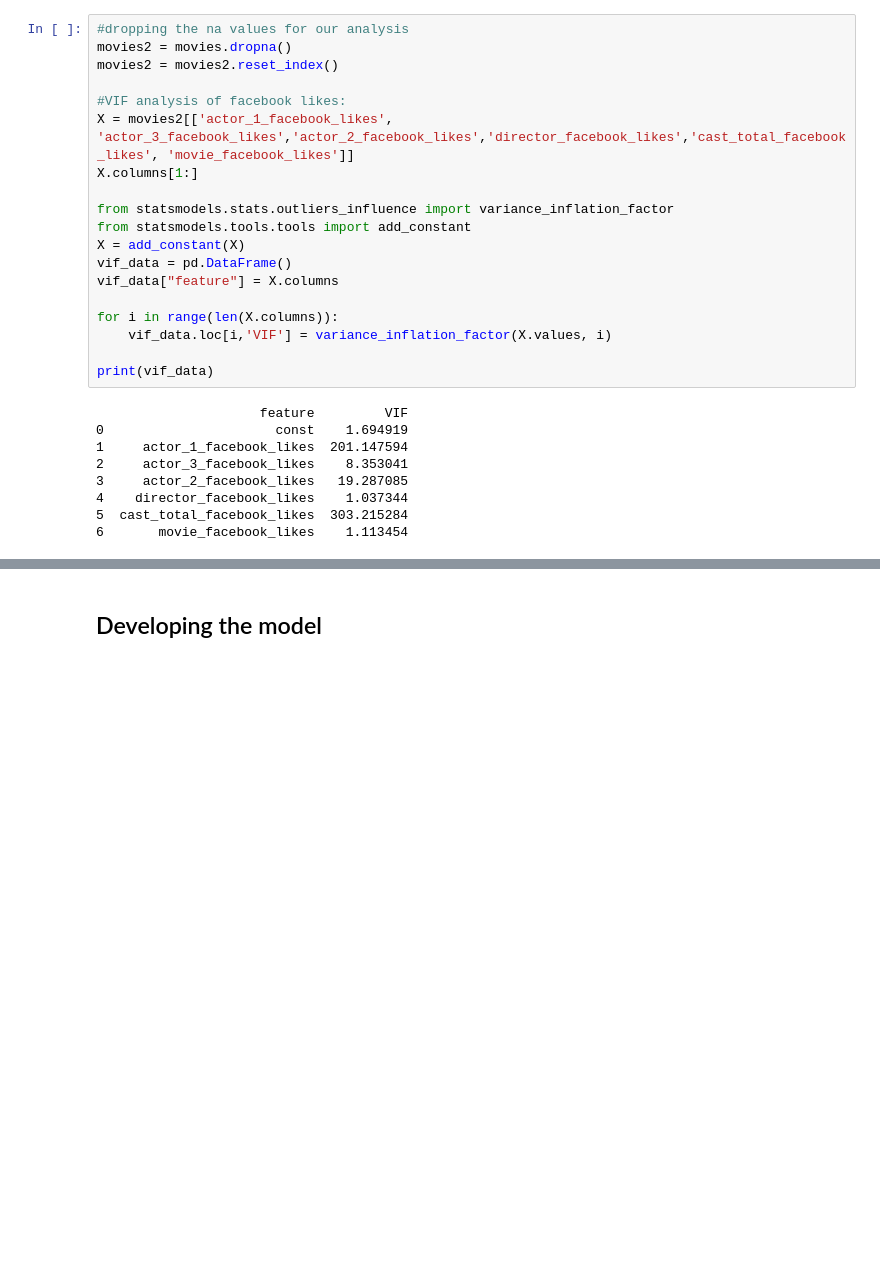
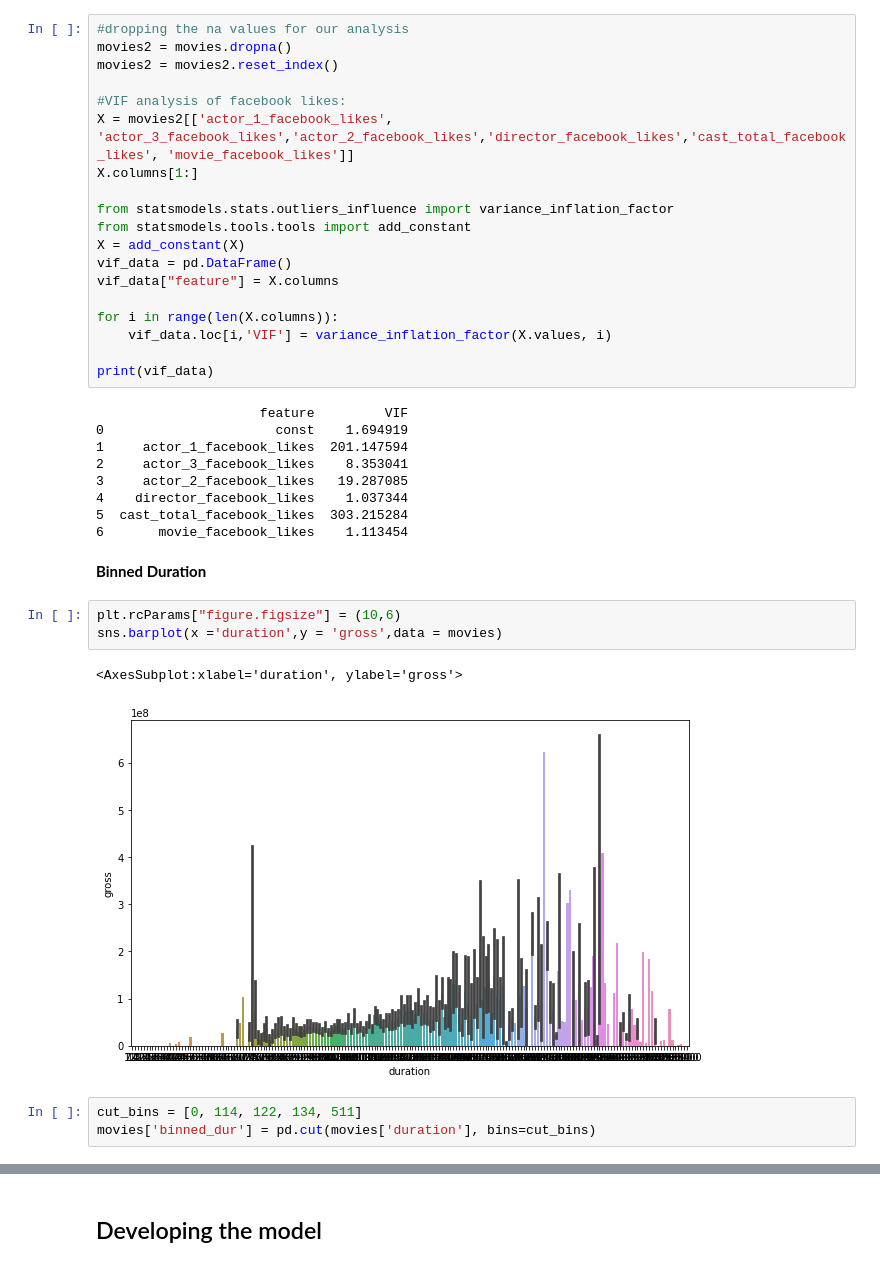
Before and after one commit to kennyeon/Too-Pullz-Project, a Jupyter notebook: Project Code Template.ipynb, the cells around one changed output, grey strips where cells are left out. Cells and saved outputs as stored; diff of their text form; blank space fills up the shorter version.

```diff
--- a/Project Code Template.ipynb
+++ b/Project Code Template.ipynb
@@ -173,3 +189,14 @@ print(vif_data)
 4    director_facebook_likes    1.037344
 5  cast_total_facebook_likes  303.215284
 6       movie_facebook_likes    1.113454
+# %% [markdown]
+**Binned Duration**
+# %%
+plt.rcParams["figure.figsize"] = (10,6)
+sns.barplot(x ='duration',y = 'gross',data = movies)
+# %% [output]
+<AxesSubplot:xlabel='duration', ylabel='gross'>
+[figure, added]
+# %%
+cut_bins = [0, 114, 122, 134, 511]
+movies['binned_dur'] = pd.cut(movies['duration'], bins=cut_bins)
```
Also changed, not shown: parts of 12 cells of this notebook.
